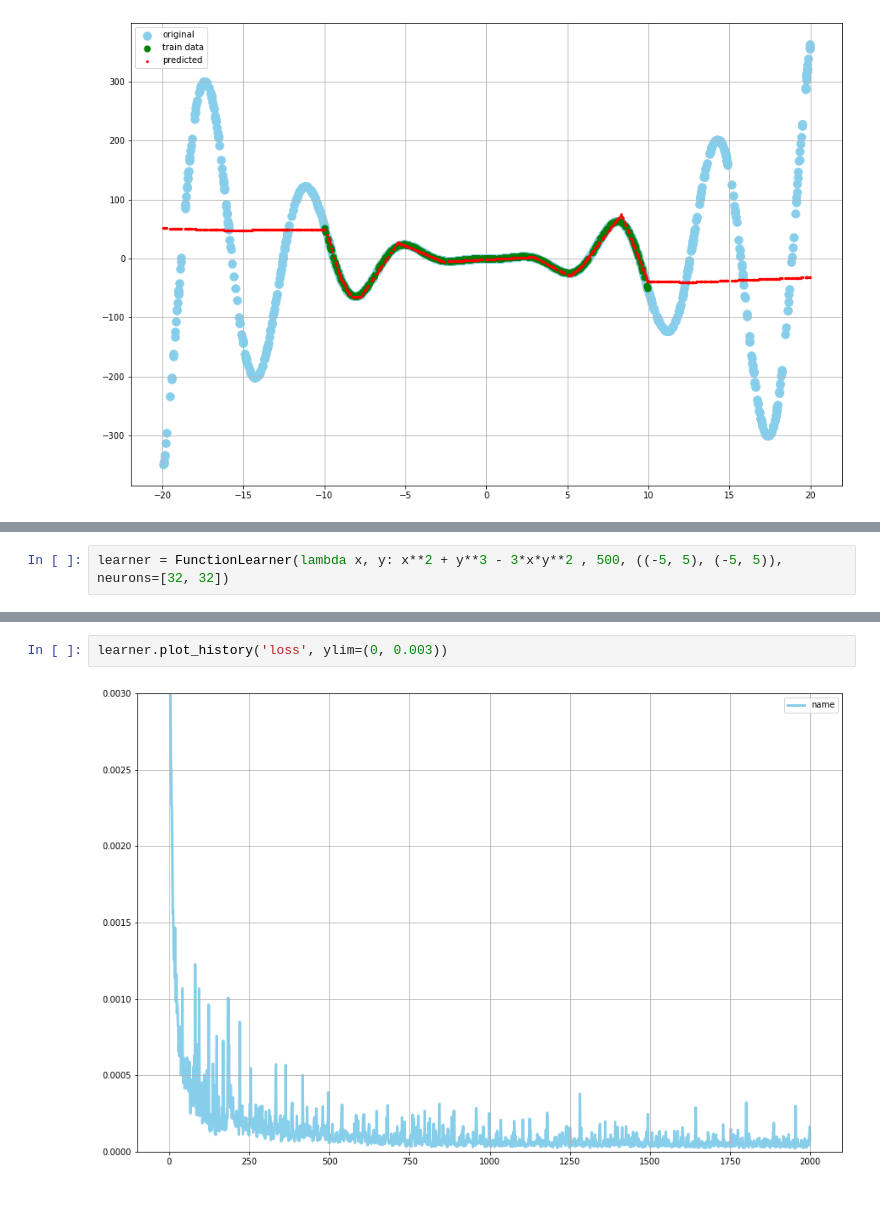
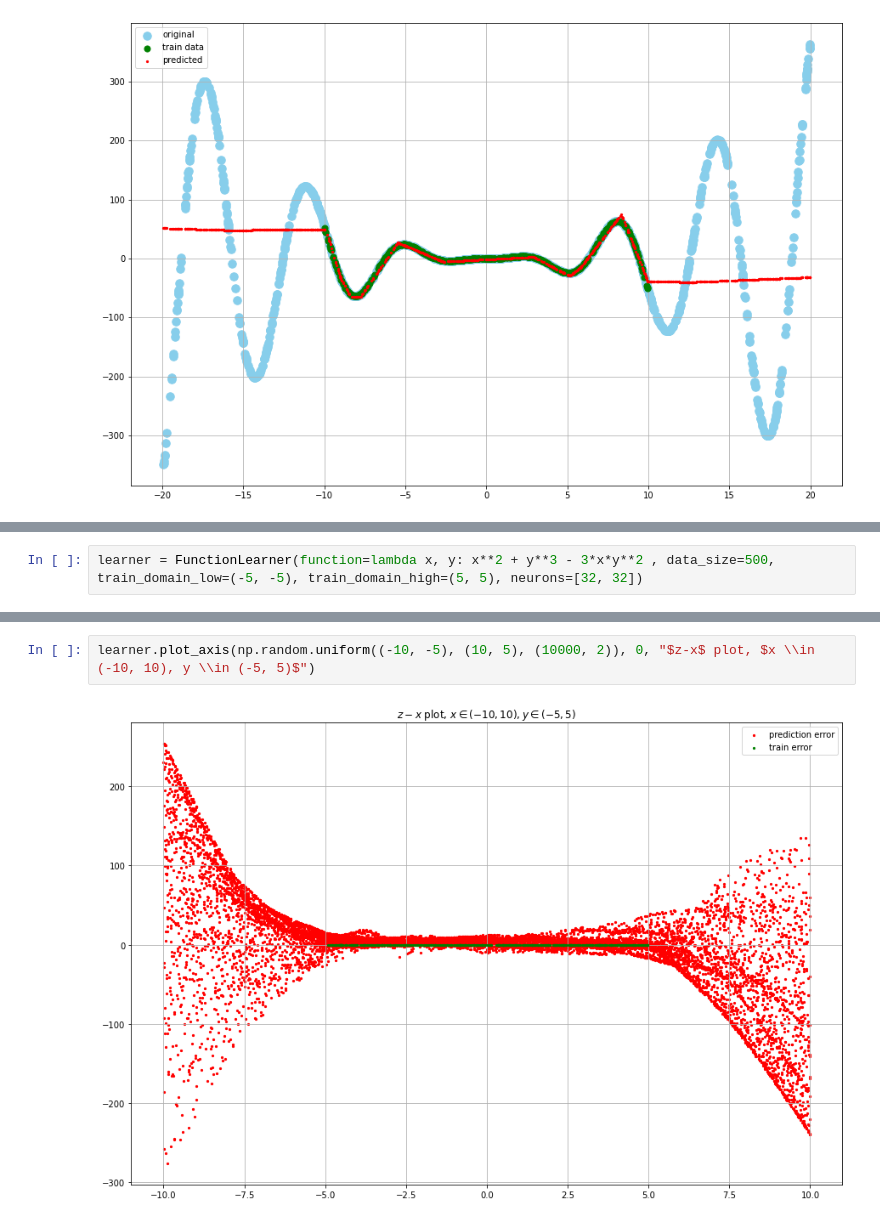
Before and after one commit to ahmadsalimi/AiProjects, a Jupyter notebook: 4. MlpNeuralNetworks/FunctionPrediction.ipynb, the cells around one changed output, grey strips where cells are left out. Saved outputs shown, nothing was run; the diff lists cells and outputs as text.

Commit message:
Visualize multi-dimensional functions in 2d plots

```diff
--- a/4. MlpNeuralNetworks/FunctionPrediction.ipynb
+++ b/4. MlpNeuralNetworks/FunctionPrediction.ipynb
@@ -196,5 +216,5 @@ loss = 1.5345e-02
 # %%
-learner = FunctionLearner(lambda x, y: x**2 + y**3 - 3*x*y**2 , 500, ((-5, 5), (-5, 5)), neurons=[32, 32])
+learner = FunctionLearner(function=lambda x, y: x**2 + y**3 - 3*x*y**2 , data_size=500, train_domain_low=(-5, -5), train_domain_high=(5, 5), neurons=[32, 32])
 # %%
 learner.learn(2000)
 # %% [output]
@@ -202,4 +222,4 @@ learner.learn(2000)
-# %%
-learner.plot_history('loss', ylim=(0, 0.003))
-# %% [output]
-[figure, removed]
+# %%
+learner.plot_axis(np.random.uniform((-10, -5), (10, 5), (10000, 2)), 0, "$z-x$ plot, $x \\in (-10, 10), y \\in (-5, 5)$")
+# %% [output]
+[figure, added]
```
Also changed, not shown: parts of 19 cells of this notebook.
